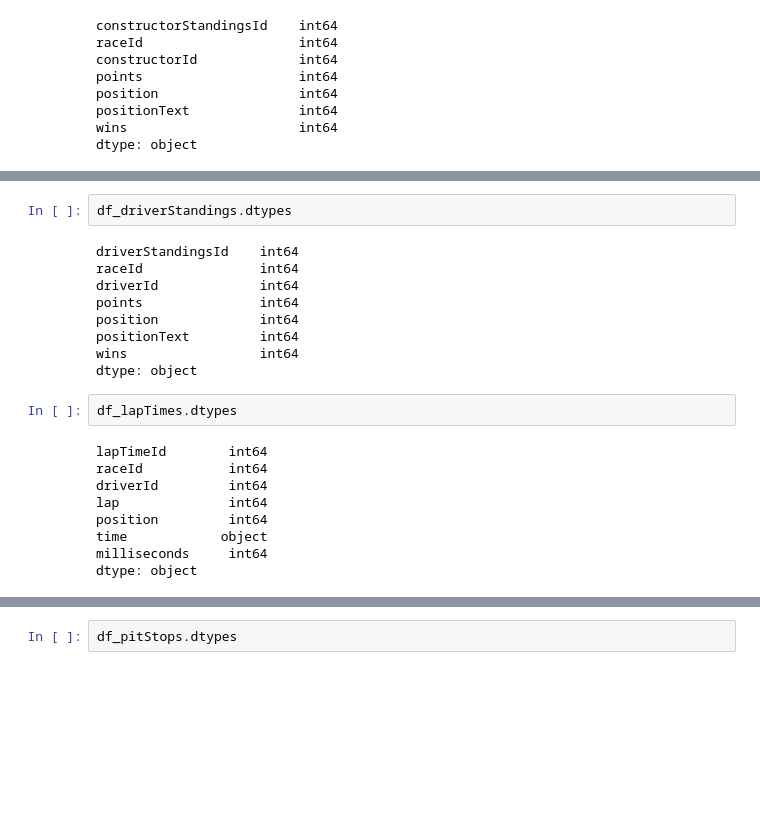
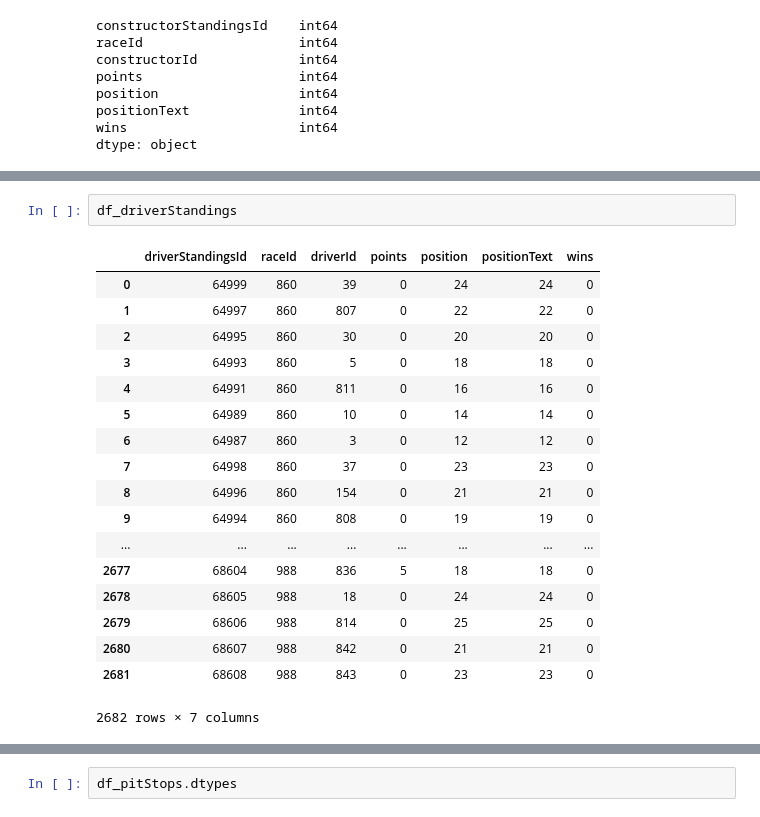
Before and after one commit to WarrenPretorius/CS7IS1, a Jupyter notebook: F1_data_processor.ipynb, the cells around one changed output, grey strips where cells are left out. Drawn from its saved outputs; the diff is of its cells as text; blank space fills up the shorter version.

```diff
--- a/F1_data_processor.ipynb
+++ b/F1_data_processor.ipynb
@@ -69,24 +103,23 @@ df_drivers
 | 0 | 1 | hamilton | 44 | HAM | Lewis | Hamilton | 07/01/1985 | British | http://en.wikipedia.org/wiki/Lewi... |
 | 1 | 18 | button | 22 | BUT | Jenson | Button | 19/01/1980 | British | http://en.wikipedia.org/wiki/Jens... |
 # %%
-df_driverStandings.dtypes
+df_driverStandings
 # %% [output]
+|  | driverStandingsId | raceId | driverId | points | position | positionText | wins |
+| 0 | 64999 | 860 | 39 | 0 | 24 | 24 | 0 |
+| 1 | 64997 | 860 | 807 | 0 | 22 | 22 | 0 |
+| 2 | 64995 | 860 | 30 | 0 | 20 | 20 | 0 |
+| 3 | 64993 | 860 | 5 | 0 | 18 | 18 | 0 |
+| 4 | 64991 | 860 | 811 | 0 | 16 | 16 | 0 |
+| 5 | 64989 | 860 | 10 | 0 | 14 | 14 | 0 |
+| 6 | 64987 | 860 | 3 | 0 | 12 | 12 | 0 |
+| 7 | 64998 | 860 | 37 | 0 | 23 | 23 | 0 |
+| 8 | 64996 | 860 | 154 | 0 | 21 | 21 | 0 |
+| 9 | 64994 | 860 | 808 | 0 | 19 | 19 | 0 |
+| ... | ... | ... | ... | ... | ... | ... | ... |
+| 2677 | 68604 | 988 | 836 | 5 | 18 | 18 | 0 |
+| 2678 | 68605 | 988 | 18 | 0 | 24 | 24 | 0 |
+| 2679 | 68606 | 988 | 814 | 0 | 25 | 25 | 0 |
+| 2680 | 68607 | 988 | 842 | 0 | 21 | 21 | 0 |
+| 2681 | 68608 | 988 | 843 | 0 | 23 | 23 | 0 |
-driverStandingsId    int64
-raceId               int64
-driverId             int64
-points               int64
-position             int64
-positionText         int64
-wins                 int64
-dtype: object
+2682 rows × 7 columns
-# %%
-df_lapTimes.dtypes
-# %% [output]
-lapTimeId        int64
-raceId           int64
-driverId         int64
-lap              int64
-position         int64
-time            object
-milliseconds     int64
-dtype: object
```
Also changed, not shown: parts of 7 cells of this notebook.
